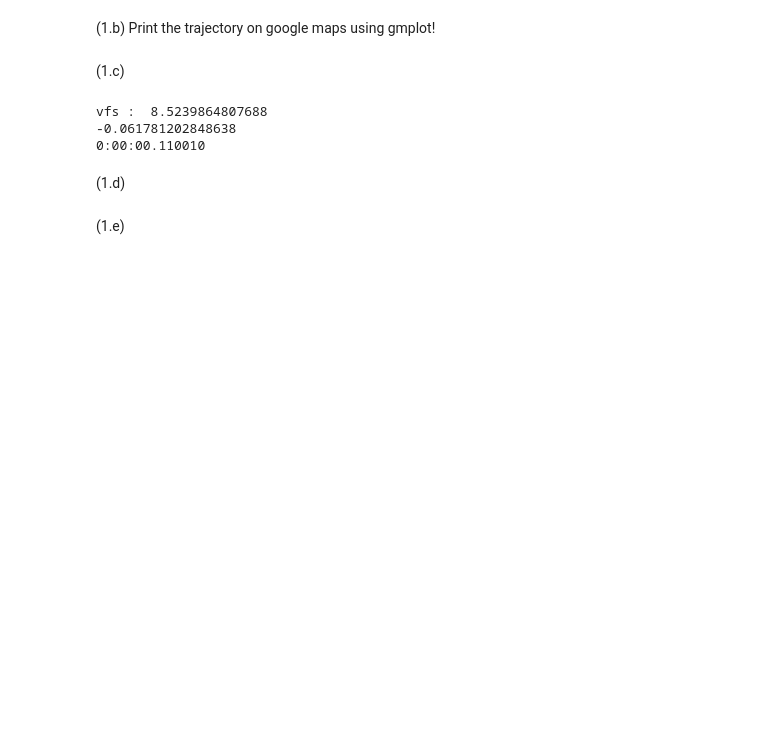
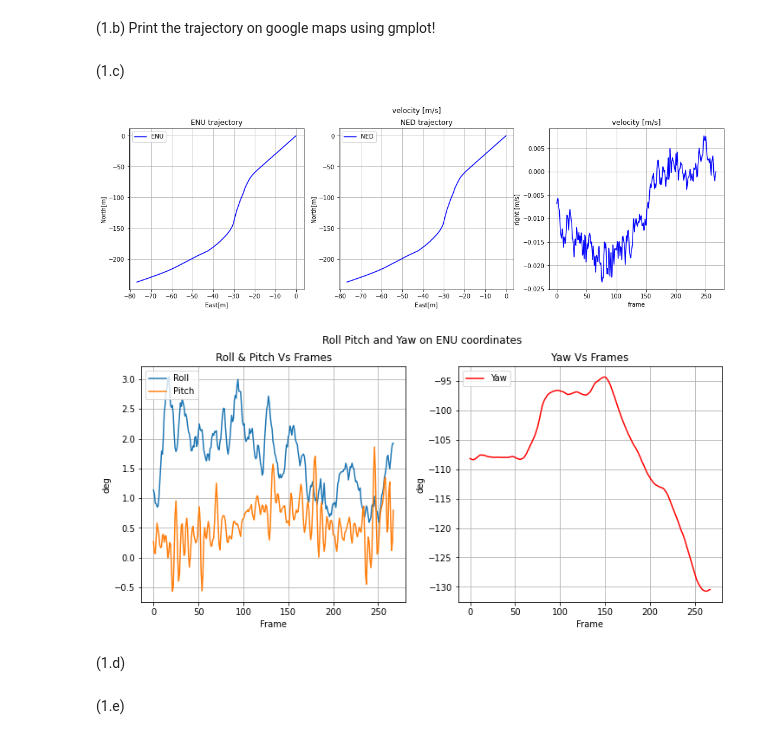
Before and after one commit to YairYarden/Autonomous_Systems, a Jupyter notebook: Mapping_and_Perception_for_an_autonomous_robot_assignment_1_colab.ipynb, the cells around one changed output. Saved outputs shown, nothing was run; the diff lists cells and outputs as text; code cells hidden in the pictures; blank space fills up the shorter version.

Commit message:
Section C - coordinates & Velocity

```diff
--- a/Mapping_and_Perception_for_an_autonomous_robot_assignment_1_colab.ipynb
+++ b/Mapping_and_Perception_for_an_autonomous_robot_assignment_1_colab.ipynb
@@ -212,13 +223,3 @@ def load_vehicle_vel(data,idx,old_idx):
-# %%
-vfs,vrs,pose_y = load_vehicle_vel(data,1, 0)
-
-print('vfs : ', vfs)
-print(vrs)
-print(pose_y)
-# %% [output]
-vfs :  8.5239864807688
--0.061781202848638
-0:00:00.110010
 # %%
 def Extarct_ENU_NED(lats,lons, alts):
     """
@@ -227,52 +228,66 @@ def Extarct_ENU_NED(lats,lons, alts):
   :return: ENU_coords_array,NED_coords_array
   """
 
+    dataLength = len(lats)
+
     #calc- trajectory in ENU (HINT- use pm.geodetic2enu)
-    #ENU_coords_array=e
+    ENU_coords_array = np.zeros((dataLength,3))
+    for i in range(dataLength):
+      ENU_coords_array[i,:] = pm.geodetic2enu(lats[i], lons[i], alts[i],lats[0],lons[0],alts[0] )
 
     #calc- trajectory in NED (HINT- use pm.geodetic2ned)
-    #ENU_coords_array=
+    NED_coords_array = np.zeros((dataLength,3))
+    for i in range(dataLength):
+      NED_coords_array[i,:] = pm.geodetic2ned(lats[i], lons[i], alts[i],lats[0],lons[0],alts[0] )
 
     return ENU_coords_array,NED_coords_array
 # %%
+# Extract ENU & NED Coords
+ENU_coords_array,NED_coords_array = Extarct_ENU_NED(lats, lons, alts)
+
 # plotting positions
 fig, (ax1, ax2,ax3) = plt.subplots(1, 3,figsize=(18, 5))
 fig.suptitle('Trajectory on ENU')
 ax1.plot(ENU_coords_array[:, 0],ENU_coords_array[:, 1], color="blue")
 ax1.set_title('ENU trajectory')
 ax1.set(xlabel='East[m]', ylabel='North[m]')
 ax1.grid()
 ax1.legend(["ENU"], loc='upper left')
 
 fig.suptitle('Trajectory on NED')
 ax2.plot(NED_coords_array[:, 1],NED_coords_array[:, 0], color="blue")
 ax2.set_title('NED trajectory')
 ax2.set(xlabel='East[m]', ylabel='North[m]')
 ax2.grid()
 ax2.legend(["NED"], loc='upper left')
 
+# Extract velocity arrays
+(vfs_array,vrs_array,pose_y_array) = load_vehicle_vel_all(data)
+
 fig.suptitle("velocity [m/s]")
-ax3.plot(#TODO, color="blue")
+ax3.plot(vrs_array, color="blue")
 ax3.set_title('velocity [m/s]')
 ax3.set(xlabel='frame', ylabel='right [m/s]')
 ax3.grid()
 
-
 # plotting  orientation
 fig, (ax1, ax2) = plt.subplots(1, 2,figsize=(12, 5))
 fig.suptitle("Roll Pitch and Yaw on ENU coordinates")
-ax1.plot(roll/np.pi*180)
-ax1.plot(pitch/np.pi*180)
+ax1.plot(np.array(rolls)/np.pi*180)
+ax1.plot(np.array(pitches)/np.pi*180)
 ax1.set_title('Roll & Pitch Vs Frames')
 ax1.set(xlabel='Frame', ylabel='deg')
 ax1.legend(["Roll","Pitch"],loc='upper left')
 ax1.grid()
-ax2.plot(yaw/np.pi*180,color='r')
+ax2.plot(np.array(yaws)/np.pi*180,color='r')
 ax2.set_title('Yaw Vs Frames')
 ax2.set(xlabel='Frame', ylabel='deg')
 ax2.legend(["Yaw"], loc='upper left')
 ax2.grid()
 plt.savefig(fig_dir_path + "/" + "Roll Pitch and Yaw on ENU coordinates.png")
+# %% [output]
+[figure, added]
+[figure, added]
 # %% [markdown]
 (1.d)
 # %%
```
Also changed, not shown: parts of 5 cells of this notebook.
